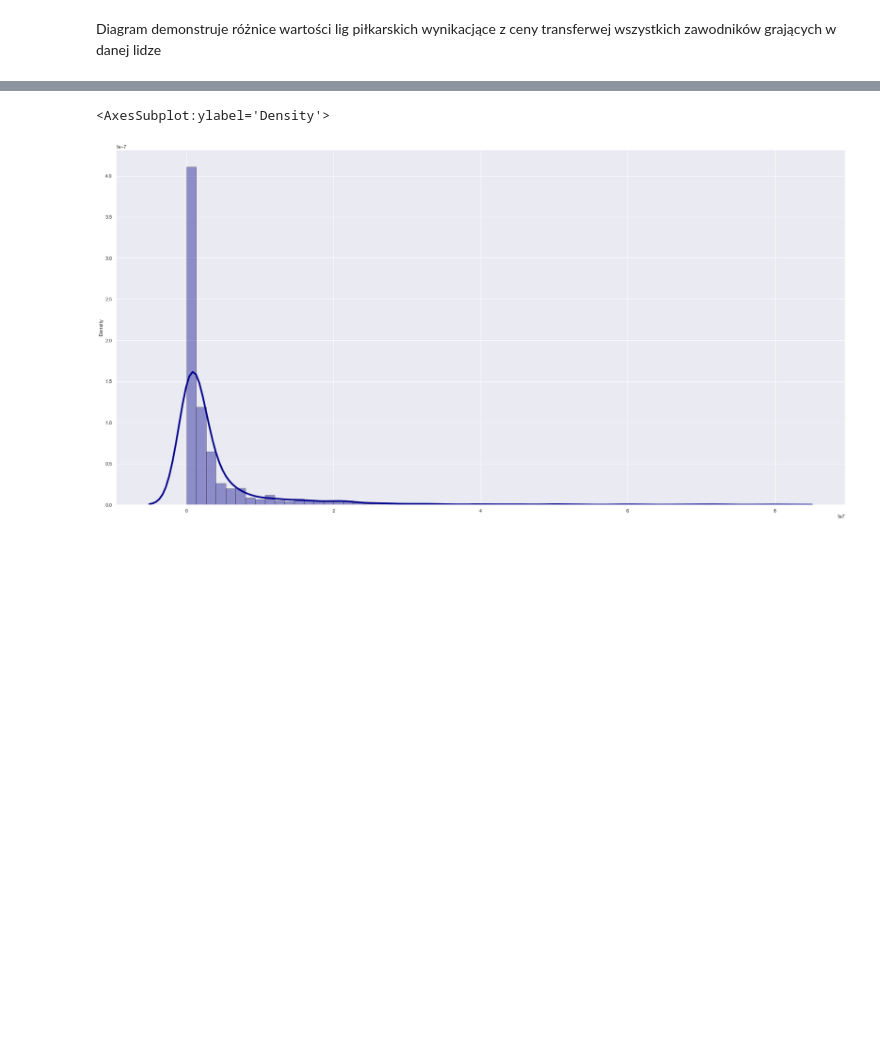
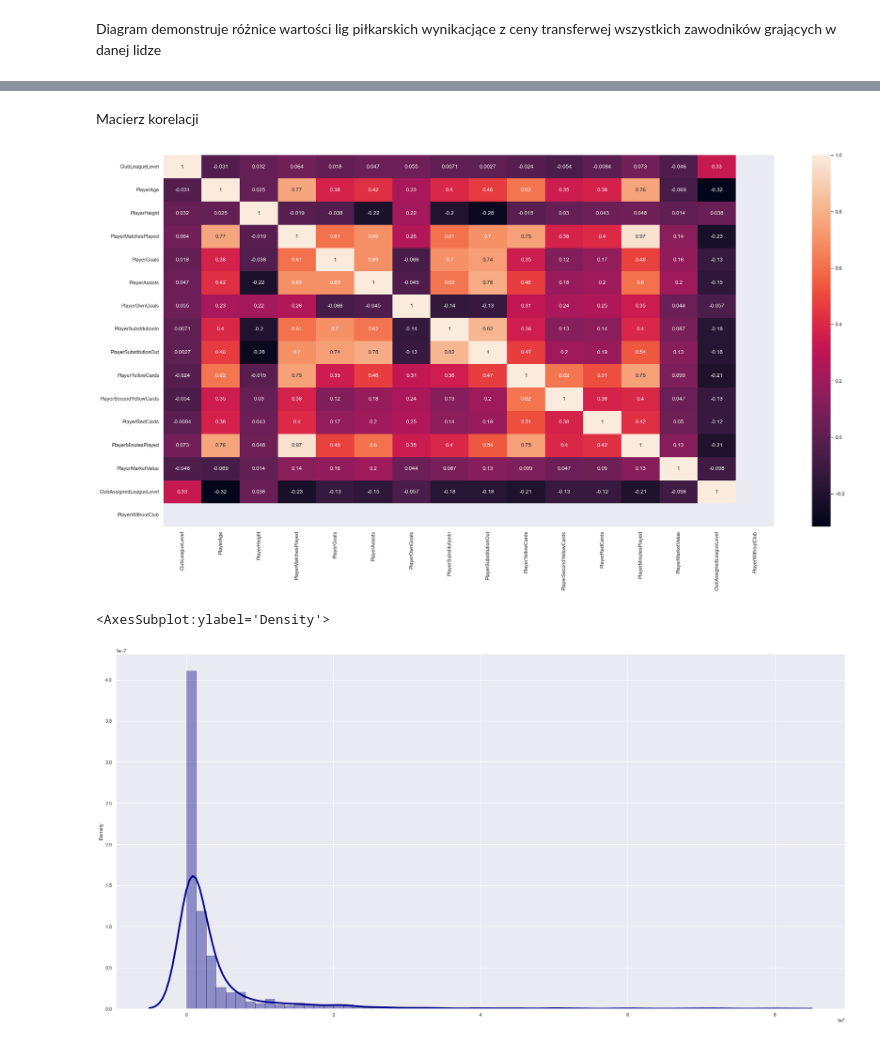
Before and after one commit to maciekgrzela/analiza-sportowa, a Jupyter notebook: analiza-danych.ipynb, the cells around one changed output, grey strips where cells are left out. Saved outputs shown, nothing was run; the diff lists cells and outputs as text; code cells hidden in the pictures; blank space fills up the shorter version.

```diff
--- a/analiza-danych.ipynb
+++ b/analiza-danych.ipynb
@@ -184,3 +204,11 @@ plt.bar(league_unique_list, amout_of_money)
+# %% [markdown]
+Macierz korelacji
+# %%
+corrMatrix = transfer_df.corr()
+sn.heatmap(corrMatrix, annot=True)
+plt.show()
+# %% [output]
+[figure, added]
 # %%
 transfer_df['TransferValue'] = transfer_df['TransferValue'].astype("int64")
 transferValues = []
```
Also changed, not shown: parts of 9 cells of this notebook.
